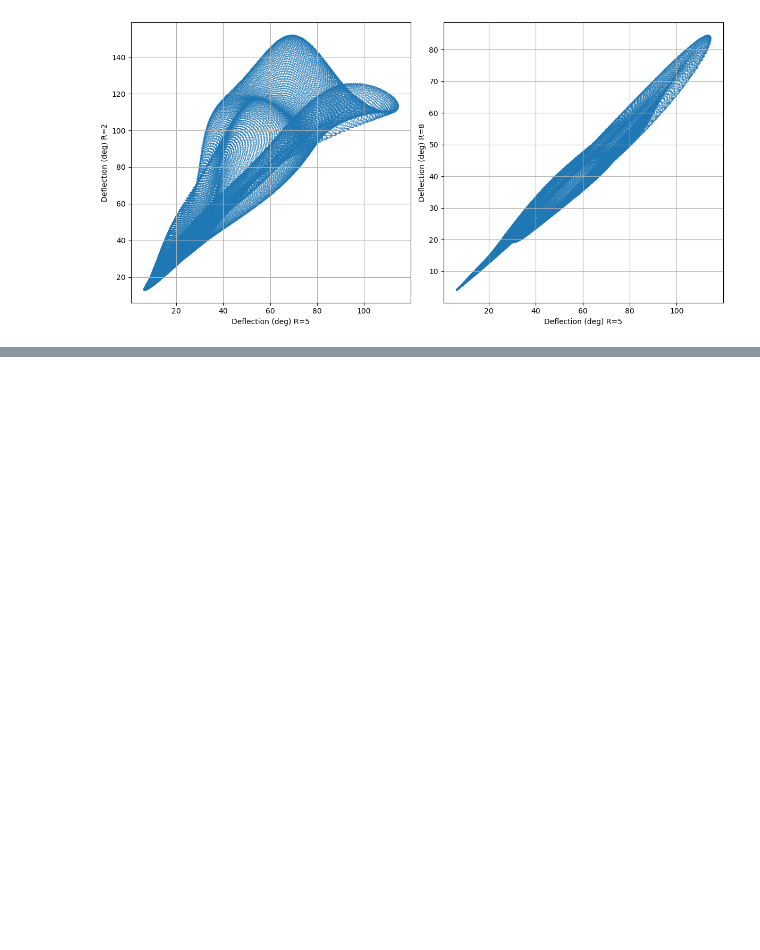
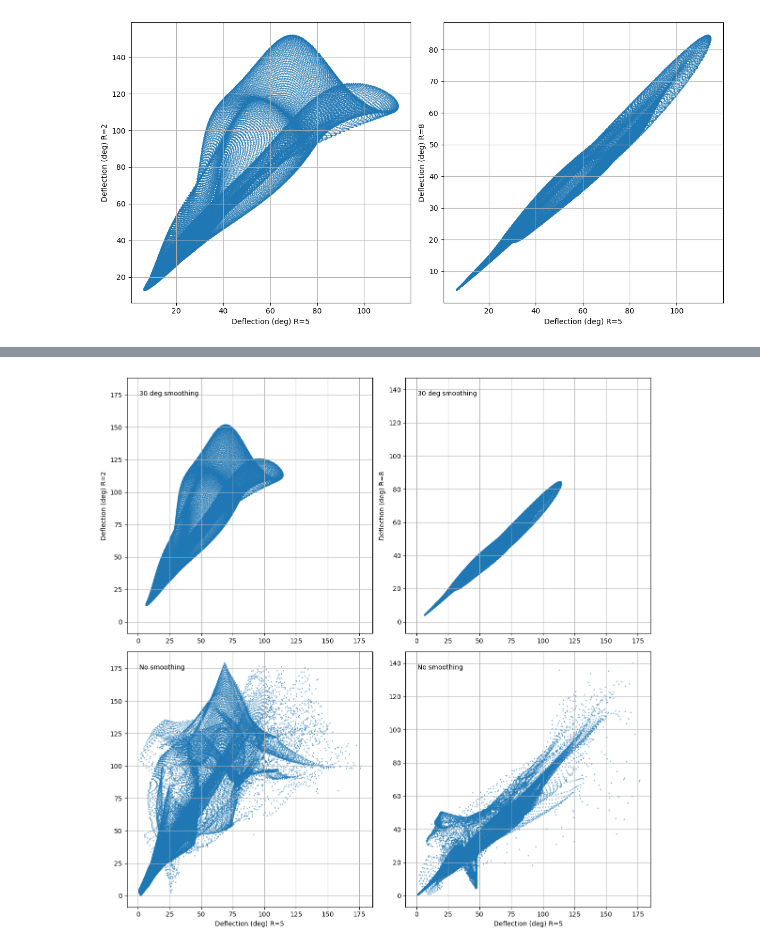
Before and after one commit to FedeDavilaKurban/Auger, a Jupyter notebook: comparacion_rigidity.ipynb, the cells around one changed output, grey strips where cells are left out. Cells and saved outputs as stored; diff of their text form; code cells hidden in the pictures; blank space fills up the shorter version.

Commit message:
added plot comparison rigidities

```diff
--- a/comparacion_rigidity.ipynb
+++ b/comparacion_rigidity.ipynb
@@ -151,0 +154,79 @@ plt.show()
+# %%
+def load_deflection_map(rigidity, defl_file, fwhm_deg):
+    """Load and smooth deflection map."""
+    data = ascii.read(defl_file)
+    if defl_file=='../data/deflexiones_R2R5R8_final.txt':
+        # add pixid column that starts at 0
+        data['pixid'] = np.arange(len(data))
+        pixel_ids = np.asarray(data['pixid'], dtype=int)
+    else:
+        pixel_ids = np.asarray(data['pixid'], dtype=int)
+    deflection_data = np.asarray(data[f'deflexion(deg)_R{int(rigidity)}'], dtype=float)
+
+    npix = int(np.max(pixel_ids)) + 1
+    nside = hp.npix2nside(npix)
+    dmap = np.full(npix, hp.UNSEEN, dtype=float)
+    dmap[pixel_ids] = deflection_data
+
+    if fwhm_deg and fwhm_deg > 0:
+        dmap = hp.smoothing(dmap, fwhm=np.radians(fwhm_deg), verbose=False)
+
+    return dmap, nside
+
+import numpy as np
+import healpy as hp
+from astropy.io import ascii
+import matplotlib.pyplot as plt
+
+defl_file = '../data/deflexiones_R2R5R8_final.txt'
+rigidity = 5  # Example rigidity value
+dmap, nside = load_deflection_map(rigidity, defl_file, fwhm_deg=30.0)
+
+fig = plt.figure(figsize=(12, 12))
+ax1 = fig.add_subplot(221)
+ax2 = fig.add_subplot(222)
+ax3 = fig.add_subplot(223, sharex=ax1, sharey=ax1)
+ax4 = fig.add_subplot(224, sharex=ax2, sharey=ax2)
+dmap_R2_smooth = load_deflection_map(rigidity=2, defl_file=defl_file, fwhm_deg=30.0)[0]
+dmap_R5_smooth = load_deflection_map(rigidity=5, defl_file=defl_file, fwhm_deg=30.0)[0]
+dmap_R8_smooth = load_deflection_map(rigidity=8, defl_file=defl_file, fwhm_deg=30.0)[0]
+dmap_R2 = load_deflection_map(rigidity=2, defl_file=defl_file, fwhm_deg=0.0)[0]
+dmap_R5 = load_deflection_map(rigidity=5, defl_file=defl_file, fwhm_deg=0.0)[0]
+dmap_R8 = load_deflection_map(rigidity=8, defl_file=defl_file, fwhm_deg=0.0)[0]
+ax1.scatter(dmap_R5_smooth, dmap_R2_smooth, s=1, alpha=0.5)
+ax1.set_ylabel('Deflection (deg) R=2')
+
+ax2.scatter(dmap_R5_smooth, dmap_R8_smooth, s=1, alpha=0.5)
+ax2.set_ylabel('Deflection (deg) R=8')
+
+ax3.scatter(dmap_R5, dmap_R2, s=1, alpha=0.5)
+
+ax4.scatter(dmap_R5, dmap_R8, s=1, alpha=0.5)
+
+#Text inside figure indicating smoothing
+ax1.text(0.05, 0.95, '30 deg smoothing', transform=ax1.transAxes, fontsize=10,
+        verticalalignment='top')
+ax2.text(0.05, 0.95, '30 deg smoothing', transform=ax2.transAxes, fontsize=10,
+        verticalalignment='top')
+ax3.text(0.05, 0.95, 'No smoothing', transform=ax3.transAxes, fontsize=10,
+        verticalalignment='top')
+ax4.text(0.05, 0.95, 'No smoothing', transform=ax4.transAxes, fontsize=10,
+        verticalalignment='top')
+
+for ax in [ax1, ax2, ax3, ax4]:
+    ax.grid(True)
+for ax in [ax3, ax4]:
+    ax.set_xlabel('Deflection (deg) R=5')
+
+    # # plot unity line
+    # lims = [
+    #     np.min(ax.get_xlim()),  # min of both axes
+    #     np.max(ax.get_xlim()),  # max of both axes
+    # ]
+    # ax.plot(lims, lims, 'k--', alpha=0.75, zorder=0)
+
+plt.tight_layout()
+#plt.savefig('../plots/deflection_scatter_R2R5R8.png', dpi=150)
+plt.show()
+# %% [output]
+[figure, added]
```
Also changed, not shown: parts of 3 cells of this notebook.
